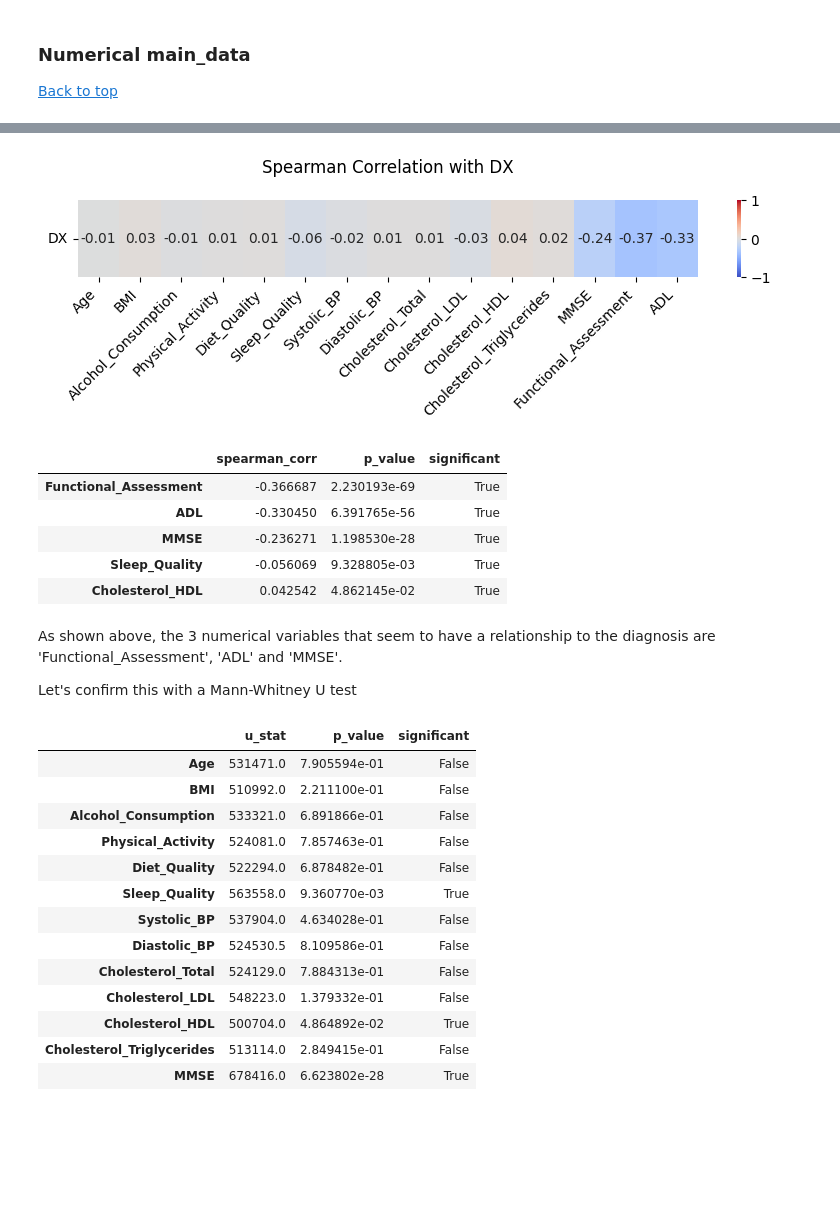
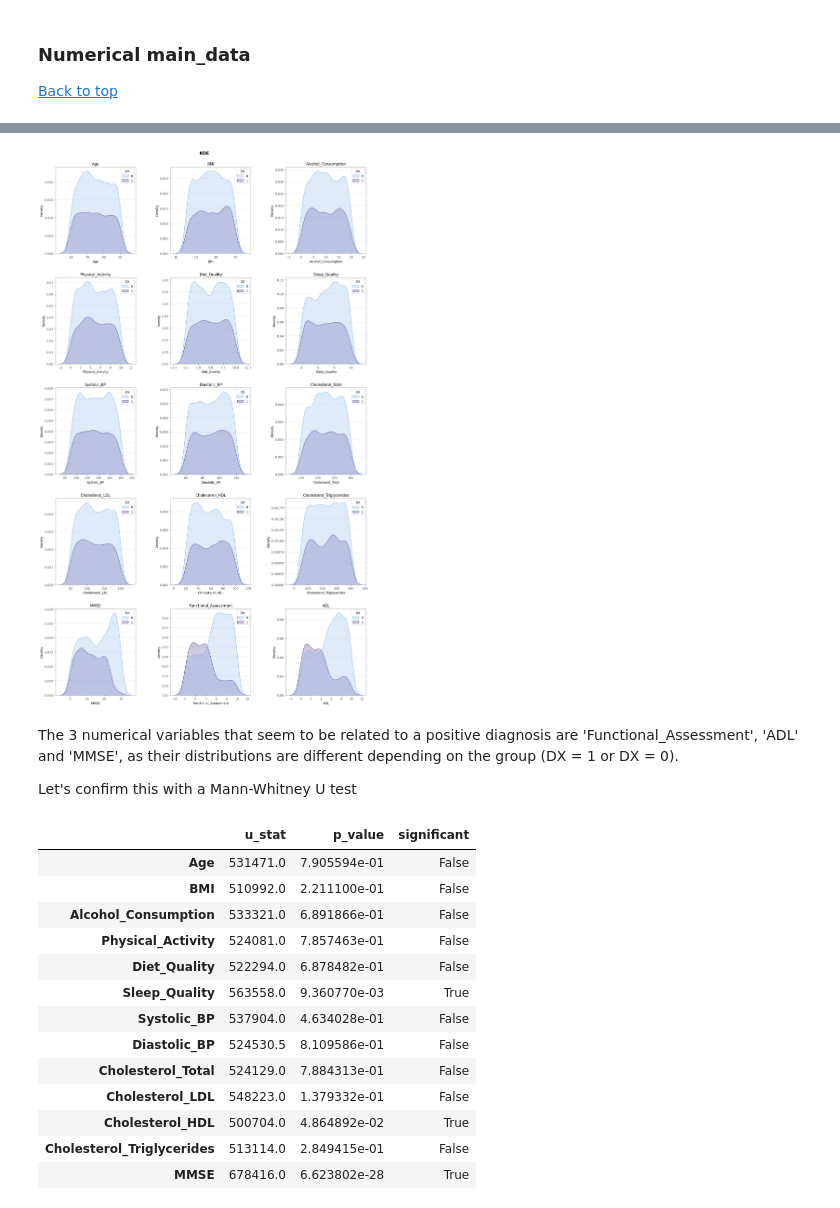
Before and after one commit to mardelmir/EDA_Project, a Jupyter notebook: src/notebooks/03_Bivariate_Analysis.ipynb, the cells around one changed output, grey strips where cells are left out. Drawn from its saved outputs; the diff is of its cells as text; code cells hidden in the pictures; blank space fills up the shorter version.

Commit message:
kde function, corrected bivariate analysis, advanced multivaraite analysis

```diff
--- a/src/notebooks/03_Bivariate_Analysis.ipynb
+++ b/src/notebooks/03_Bivariate_Analysis.ipynb
@@ -231,6 +228,7 @@ It does not change the relationship between APOE4 and AD, which aligns with the
 [Back to top](#table-of-contents)
 # %%
 main_classification = dt.classify_by_cardinality(df_main)
-column_selection = main_classification.loc[main_classification['Suggested Type'].isin(['Numerical (discrete)', 'Numerical (continuous)'])]
-numerical_main = column_selection.index.to_list()
+column_main = main_classification.loc[main_classification['Suggested Type'].isin(['Numerical (discrete)', 'Numerical (continuous)'])]
+numerical_main = column_main.index.to_list()
 numerical_main.append('DX')
+num_main = df_main[numerical_main]
@@ -242,15 +235,9 @@ heat_main = sns.heatmap(num_main.corr(method = 'spearman'), cmap = 'coolwarm')
-# %%
-dt.numerical_correlation_spearman(num_main,'DX', show_heatmap = True, annot = True, significant_only = True)
-# %% [output]
-[figure, removed]
-|  | spearman_corr | p_value | significant |
-| Functional_Assessment | -0.366687 | 2.230193e-69 | True |
-| ADL | -0.330450 | 6.391765e-56 | True |
-| MMSE | -0.236271 | 1.198530e-28 | True |
-| Sleep_Quality | -0.056069 | 9.328805e-03 | True |
-| Cholesterol_HDL | 0.042542 | 4.862145e-02 | True |
+# %%
+vt.plot_kde(num_main, 'DX', palette = ['#80b2e8', '#432786'])
+# %% [output]
+[figure, added]
 # %% [markdown]
-As shown above, the 3 numerical variables that seem to have a relationship to the diagnosis are 'Functional_Assessment', 'ADL' and 'MMSE'.
+The 3 numerical variables that seem to be related to a positive diagnosis are 'Functional_Assessment', 'ADL' and 'MMSE',  as their distributions are different depending on the group (DX = 1 or DX = 0).
 
 Let's confirm this with a Mann-Whitney U test
 # %%
```
Also changed, not shown: parts of 20 cells of this notebook, 6 other files.
